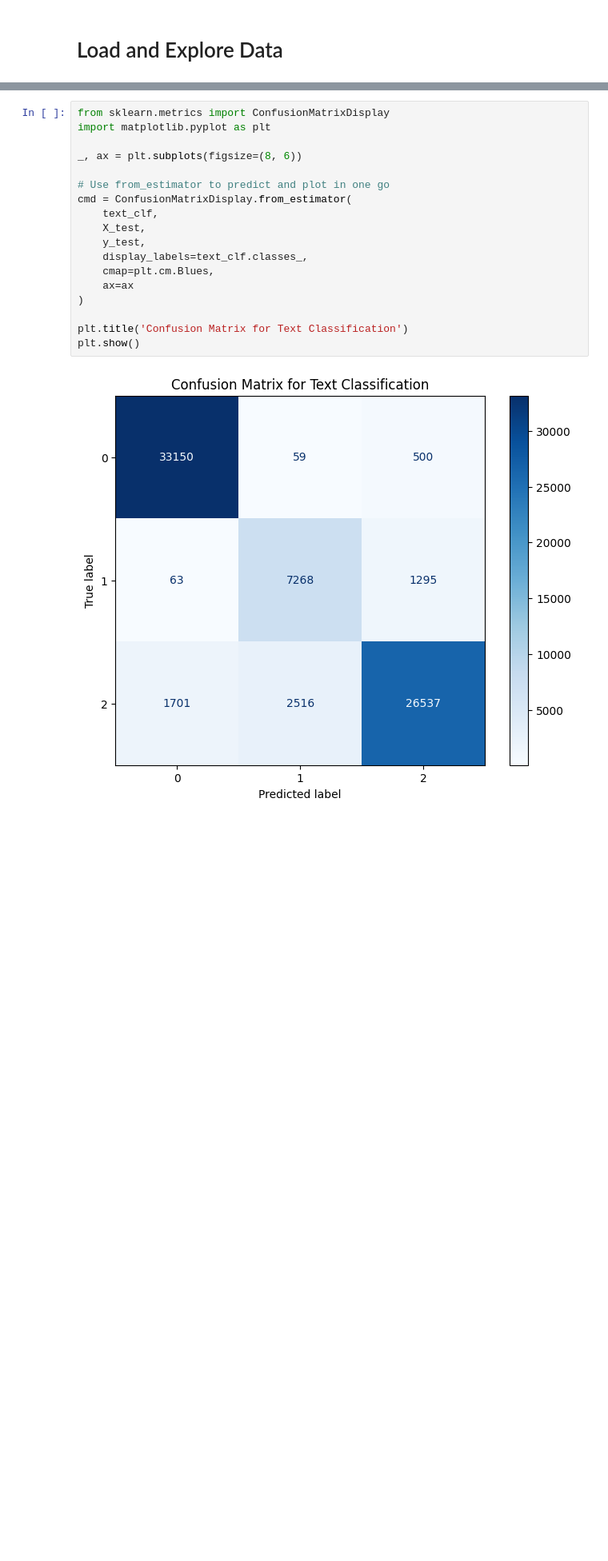
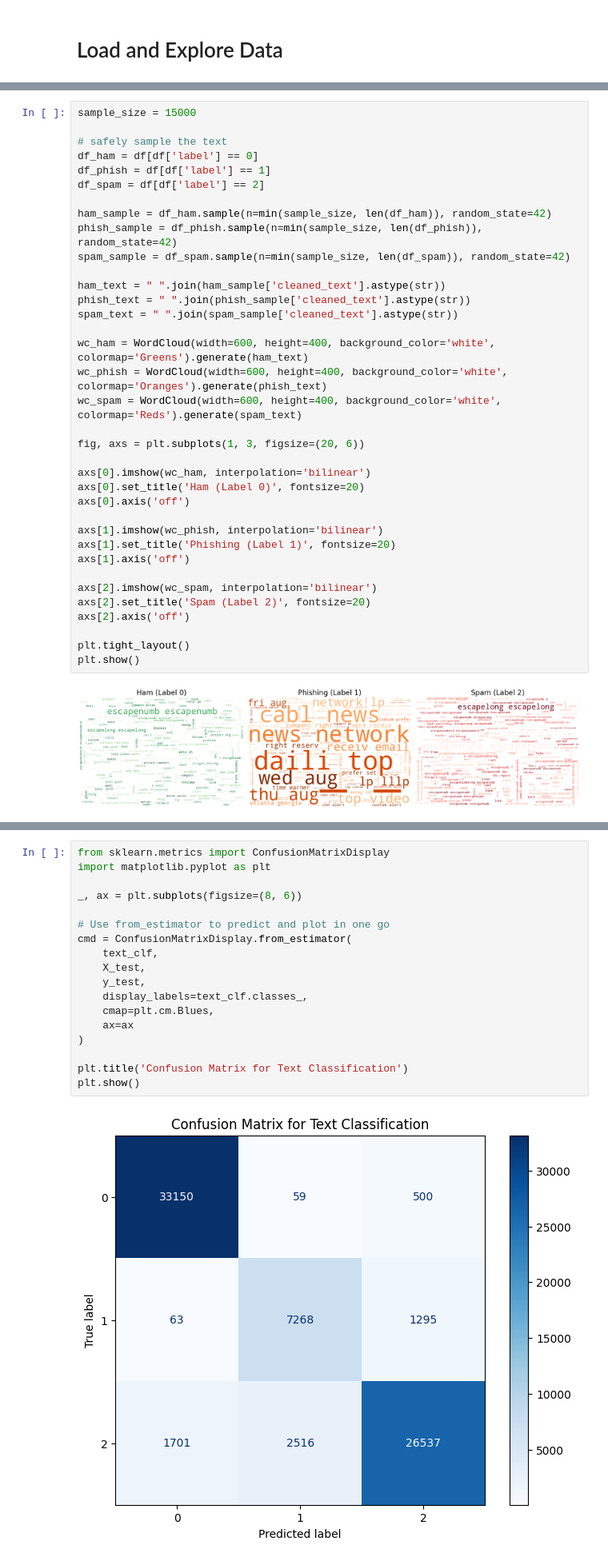
Before and after one commit to BrunoM6/Y1S2-NLP, a Jupyter notebook: project.ipynb, the cells around one changed output, grey strips where cells are left out. Shown at 80% size. Saved outputs shown, nothing was run; the diff lists cells and outputs as text; blank space fills up the shorter version.

```diff
--- a/project.ipynb
+++ b/project.ipynb
@@ -80,0 +53,38 @@ weighted avg       0.92      0.92      0.92     73089
+# %%
+sample_size = 15000
+
+# safely sample the text
+df_ham = df[df['label'] == 0]
+df_phish = df[df['label'] == 1]
+df_spam = df[df['label'] == 2]
+
+ham_sample = df_ham.sample(n=min(sample_size, len(df_ham)), random_state=42)
+phish_sample = df_phish.sample(n=min(sample_size, len(df_phish)), random_state=42)
+spam_sample = df_spam.sample(n=min(sample_size, len(df_spam)), random_state=42)
+
+ham_text = " ".join(ham_sample['cleaned_text'].astype(str))
+phish_text = " ".join(phish_sample['cleaned_text'].astype(str))
+spam_text = " ".join(spam_sample['cleaned_text'].astype(str))
+
+wc_ham = WordCloud(width=600, height=400, background_color='white', colormap='Greens').generate(ham_text)
+wc_phish = WordCloud(width=600, height=400, background_color='white', colormap='Oranges').generate(phish_text)
+wc_spam = WordCloud(width=600, height=400, background_color='white', colormap='Reds').generate(spam_text)
+
+fig, axs = plt.subplots(1, 3, figsize=(20, 6))
+
+axs[0].imshow(wc_ham, interpolation='bilinear')
+axs[0].set_title('Ham (Label 0)', fontsize=20)
+axs[0].axis('off')
+
+axs[1].imshow(wc_phish, interpolation='bilinear')
+axs[1].set_title('Phishing (Label 1)', fontsize=20)
+axs[1].axis('off')
+
+axs[2].imshow(wc_spam, interpolation='bilinear')
+axs[2].set_title('Spam (Label 2)', fontsize=20)
+axs[2].axis('off')
+
+plt.tight_layout()
+plt.show()
+# %% [output]
+[figure, added]
```
Also changed, not shown: parts of 2 cells of this notebook.
